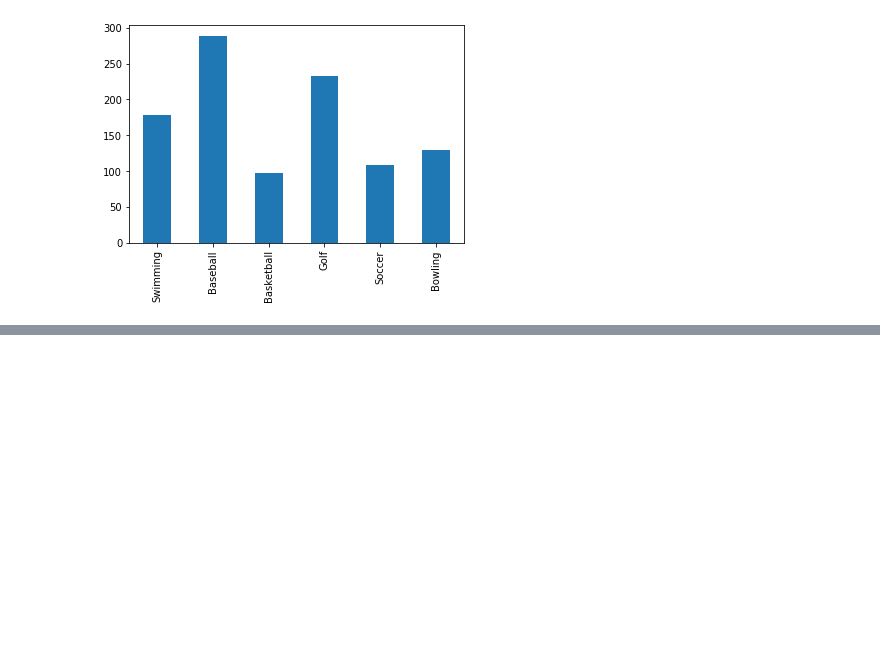
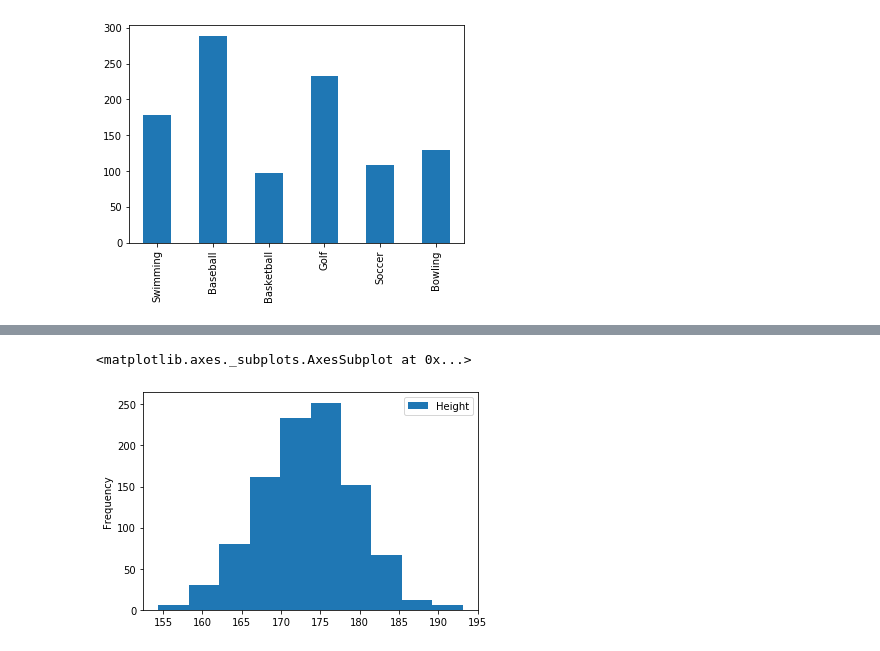
Before and after one commit to jaisuk/study, a Jupyter notebook: laboratory/data/visualisation.ipynb, the cells around one changed output, grey strips where cells are left out. Drawn from its saved outputs; the diff is of its cells as text; code cells hidden in the pictures; blank space fills up the shorter version.

```diff
--- a/laboratory/data/visualisation.ipynb
+++ b/laboratory/data/visualisation.ipynb
@@ -74,0 +119,5 @@ df2['Female'].plot(kind='bar')
+# %%
+df.plot(kind='hist', y='Height')
+# %% [output]
+<matplotlib.axes._subplots.AxesSubplot at 0x...>
+[figure, added]
```
Also changed, not shown: parts of 20 cells of this notebook.
